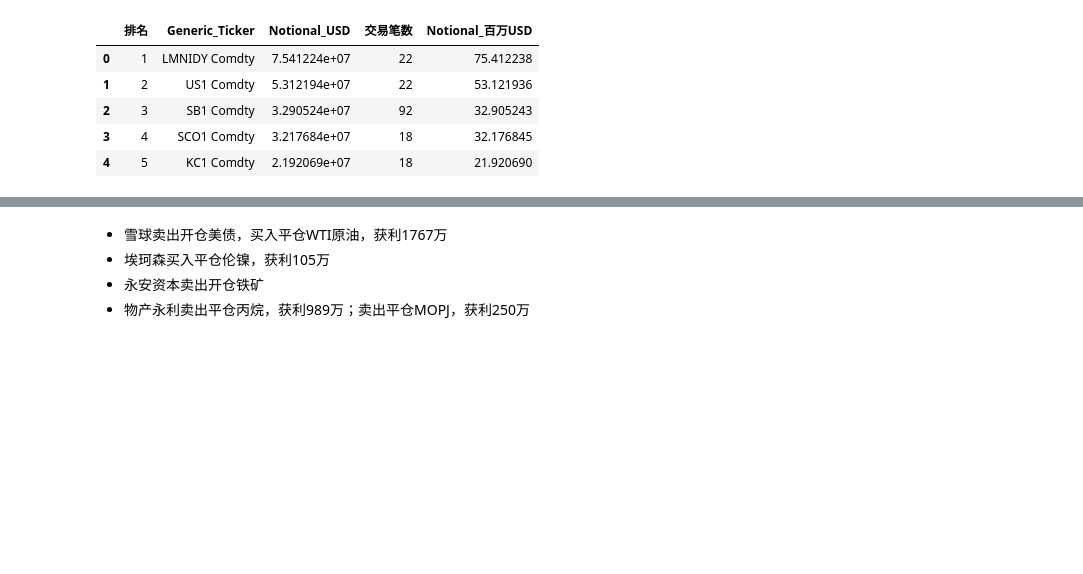
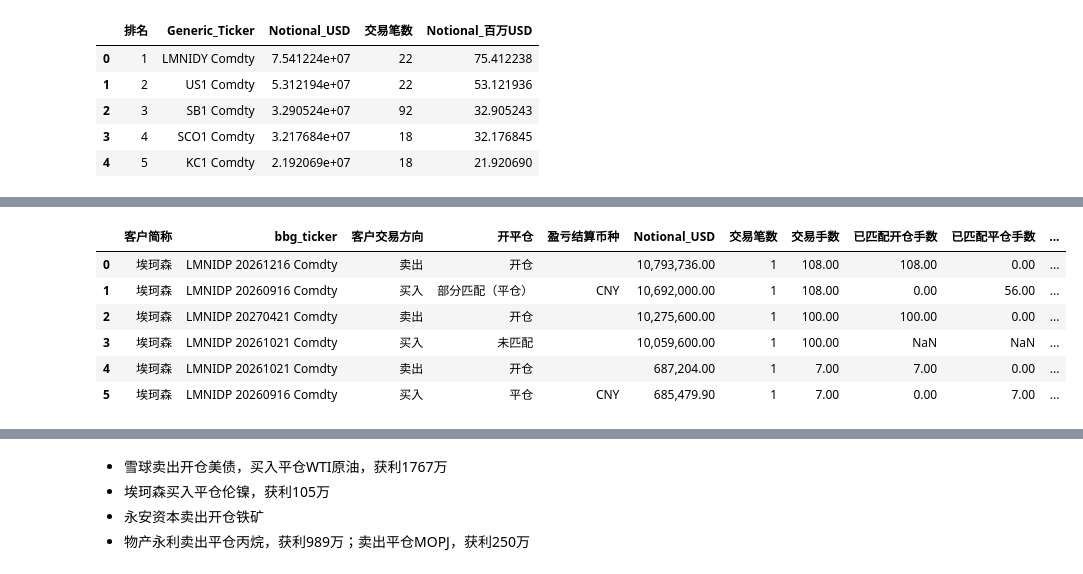
Before and after one commit to Mengting10/Daily_Work, a Jupyter notebook: weekly_review_yilian.ipynb, the cells around one changed output, grey strips where cells are left out. Saved outputs shown, nothing was run; the diff lists cells and outputs as text; code cells hidden in the pictures; blank space fills up the shorter version.

```diff
--- a/weekly_review_yilian.ipynb
+++ b/weekly_review_yilian.ipynb
@@ -1046,0 +1055,73 @@ else:
+# %%
+# 将本周排名关联到开仓、平仓记录。保留逐笔明细，汇总不会重复计入 Notional。
+from trade_lifecycle import read_position_file, classify_trades, summarize_position_activity
+
+opening_records = read_position_file(OPEN_POSITION_FILE)
+closing_records = read_position_file(CLOSE_POSITION_FILE)
+
+trade_dates = pd.to_datetime(df['交易日期'], errors='raise').dt.normalize()
+week_dates = sorted(trade_dates.unique())[-5:]
+weekly_customer_trades = df[
+    trade_dates.isin(week_dates) &
+    df['簿记账户'].astype(str).str.strip().eq('南向对客')
+].copy()
+
+weekly_trade_lifecycle, lifecycle_match_summary = classify_trades(
+    weekly_customer_trades, opening_records, closing_records
+)
+weekly_trade_lifecycle['Notional_USD'] = weekly_trade_lifecycle['Notional'].abs()
+top5_individual_trades = weekly_trade_lifecycle.sort_values(
+    ['Notional_USD', '流水编号'], ascending=[False, True]
+).head(5).copy()
+top5_clients_trade_details = weekly_trade_lifecycle[
+    weekly_trade_lifecycle['客户简称'].isin(top5_clients['客户简称'])
+].copy()
+top5_products_trade_details = weekly_trade_lifecycle[
+    weekly_trade_lifecycle['Generic_Ticker'].isin(top5_products['Generic_Ticker'])
+].copy()
+top5_clients_position_summary = summarize_position_activity(top5_clients_trade_details)
+top5_products_position_summary = summarize_position_activity(top5_products_trade_details)
+
+view_columns = [
+    '交易日期', '客户简称', 'bbg_ticker', '客户交易方向', '交易手数',
+    'Notional_USD', '开平仓', '已匹配开仓手数', '已匹配平仓手数',
+    '待确认手数', '客户平仓盈亏_结算未扣费用', '盈亏结算币种', '盈亏覆盖范围',
+    '流水编号',
+]
+print("四、本周大额交易的开平仓与客户平仓盈亏")
+print(f"开仓来源：{OPEN_POSITION_FILE}")
+print(f"平仓来源：{CLOSE_POSITION_FILE}")
+print("方向取交易流水中的客户买卖方向；盈亏取平仓表“浮动收益（结算 未扣除费用）”。")
+print("Notional 为 USD；客户平仓盈亏保留原结算币种，不是本方交易价差 PnL。")
+print("部分匹配只展示已匹配平仓手数的盈亏；未匹配不能推断为开仓或平仓。")
+
+# 客户较多时避免截断标的和匹配信息；金额保持数值类型，展示时加千分位。
+with pd.option_context('display.max_rows', None, 'display.max_columns', None,
+                       'display.max_colwidth', None, 'display.float_format', '{:,.2f}'.format):
+    print("匹配覆盖情况：")
+    display(lifecycle_match_summary)
+    print("按名义本金排名前五的单笔客户交易：")
+    display(top5_individual_trades[view_columns].reset_index(drop=True))
+
+    print("前五客户的标的、方向、手数和开平仓明细汇总：")
+    for customer in top5_clients['客户简称']:
+        print(f"客户：{customer}")
+        display(top5_clients_position_summary[
+            top5_clients_position_summary['客户简称'].eq(customer)
+        ].reset_index(drop=True))
+
+    print("前五品种的逐笔客户交易（同一品种内按名义本金降序）：")
+    for product in top5_products['Generic_Ticker']:
+        print(f"品种：{product}")
+        product_detail = top5_products_trade_details[
+            top5_products_trade_details['Generic_Ticker'].eq(product)
+        ].sort_values(['Notional_USD', '流水编号'], ascending=[False, True])
+        display(product_detail[view_columns].reset_index(drop=True))
+
+    lifecycle_unresolved = weekly_trade_lifecycle[
+        weekly_trade_lifecycle['开平仓'].isin(['未匹配', '待核对']) |
+        weekly_trade_lifecycle['开平仓'].str.startswith('部分匹配', na=False)
+    ]
+    if not lifecycle_unresolved.empty:
+        print(f"仍有 {len(lifecycle_unresolved)} 笔未完全核对；可查看 lifecycle_unresolved 补充源文件。")
+# %% [output]
@@ -1046,0 +1153,7 @@ else:
+|  | 客户简称 | bbg_ticker | 客户交易方向 | 开平仓 | 盈亏结算币种 | Notional_USD | 交易笔数 | 交易手数 | 已匹配开仓手数 | 已匹配平仓手数 | ... |
+| 0 | 埃珂森 | LMNIDP 20261216 Comdty | 卖出 | 开仓 |  | 10,793,736.00 | 1 | 108.00 | 108.00 | 0.00 | ... |
+| 1 | 埃珂森 | LMNIDP 20260916 Comdty | 买入 | 部分匹配（平仓） | CNY | 10,692,000.00 | 1 | 108.00 | 0.00 | 56.00 | ... |
+| 2 | 埃珂森 | LMNIDP 20270421 Comdty | 卖出 | 开仓 |  | 10,275,600.00 | 1 | 100.00 | 100.00 | 0.00 | ... |
+| 3 | 埃珂森 | LMNIDP 20261021 Comdty | 买入 | 未匹配 |  | 10,059,600.00 | 1 | 100.00 | NaN | NaN | ... |
+| 4 | 埃珂森 | LMNIDP 20261021 Comdty | 卖出 | 开仓 |  | 687,204.00 | 1 | 7.00 | 7.00 | 0.00 | ... |
+| 5 | 埃珂森 | LMNIDP 20260916 Comdty | 买入 | 平仓 | CNY | 685,479.90 | 1 | 7.00 | 0.00 | 7.00 | ... |
```
Also changed, not shown: parts of 5 cells of this notebook, 5 other files.
